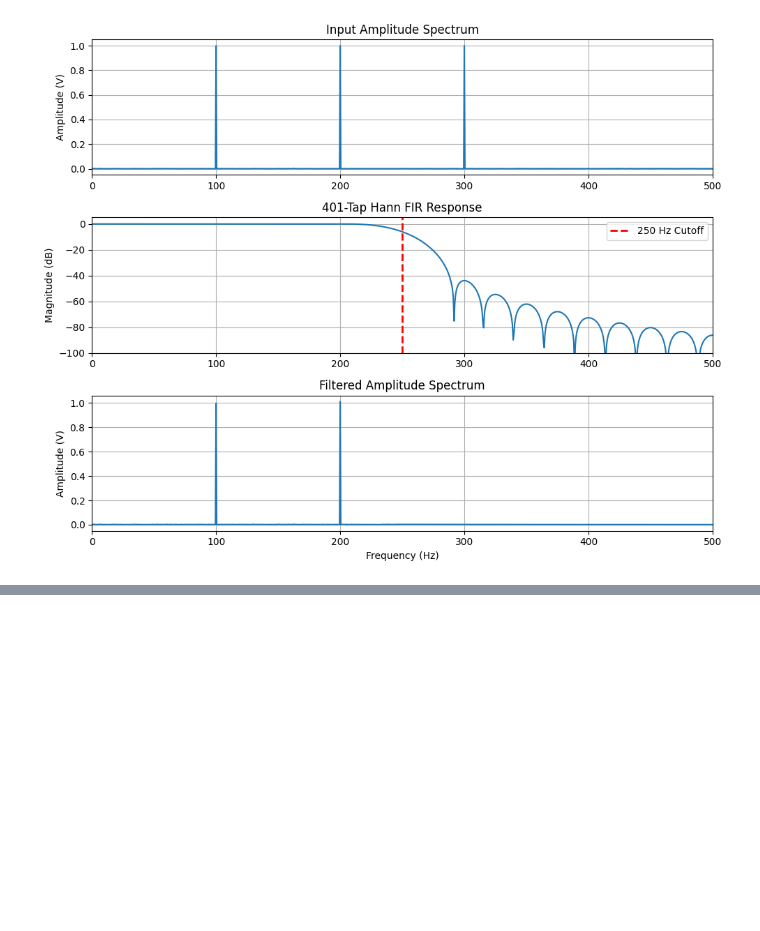
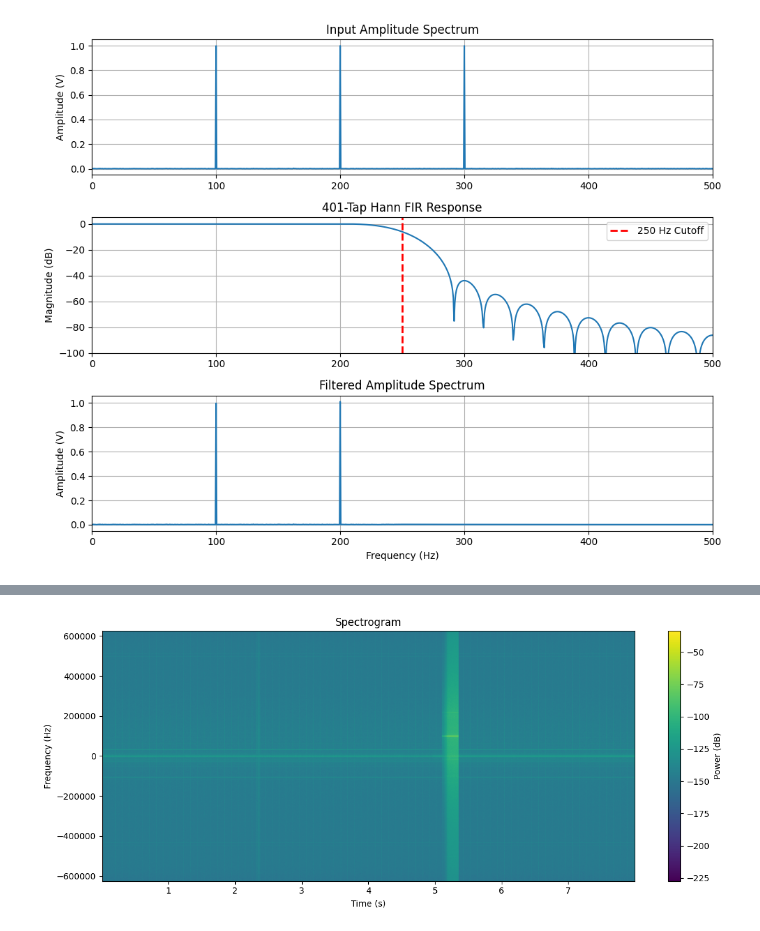
Before and after one commit to 48774861/Embedded-Wireless-Design-Labs, a Jupyter notebook: Lab2/Lab2Report.ipynb, the cells around one changed output, grey strips where cells are left out. Saved outputs shown, nothing was run; the diff lists cells and outputs as text; code cells hidden in the pictures; blank space fills up the shorter version.

```diff
--- a/Lab2/Lab2Report.ipynb
+++ b/Lab2/Lab2Report.ipynb
@@ -1291,0 +1396,19 @@ plt.show()
+# %%
+plt.figure(figsize=(12,5))
+
+plt.specgram(
+    x,
+    NFFT=4096,
+    Fs=Fs,
+    noverlap=2048,
+    cmap='viridis'
+)
+
+plt.xlabel('Time (s)')
+plt.ylabel('Frequency (Hz)')
+plt.title('Spectrogram')
+plt.colorbar(label='Power (dB)')
+plt.tight_layout()
+plt.show()
+# %% [output]
+[figure, added]
```
Also changed, not shown: parts of 30 cells of this notebook, 3 other files.
